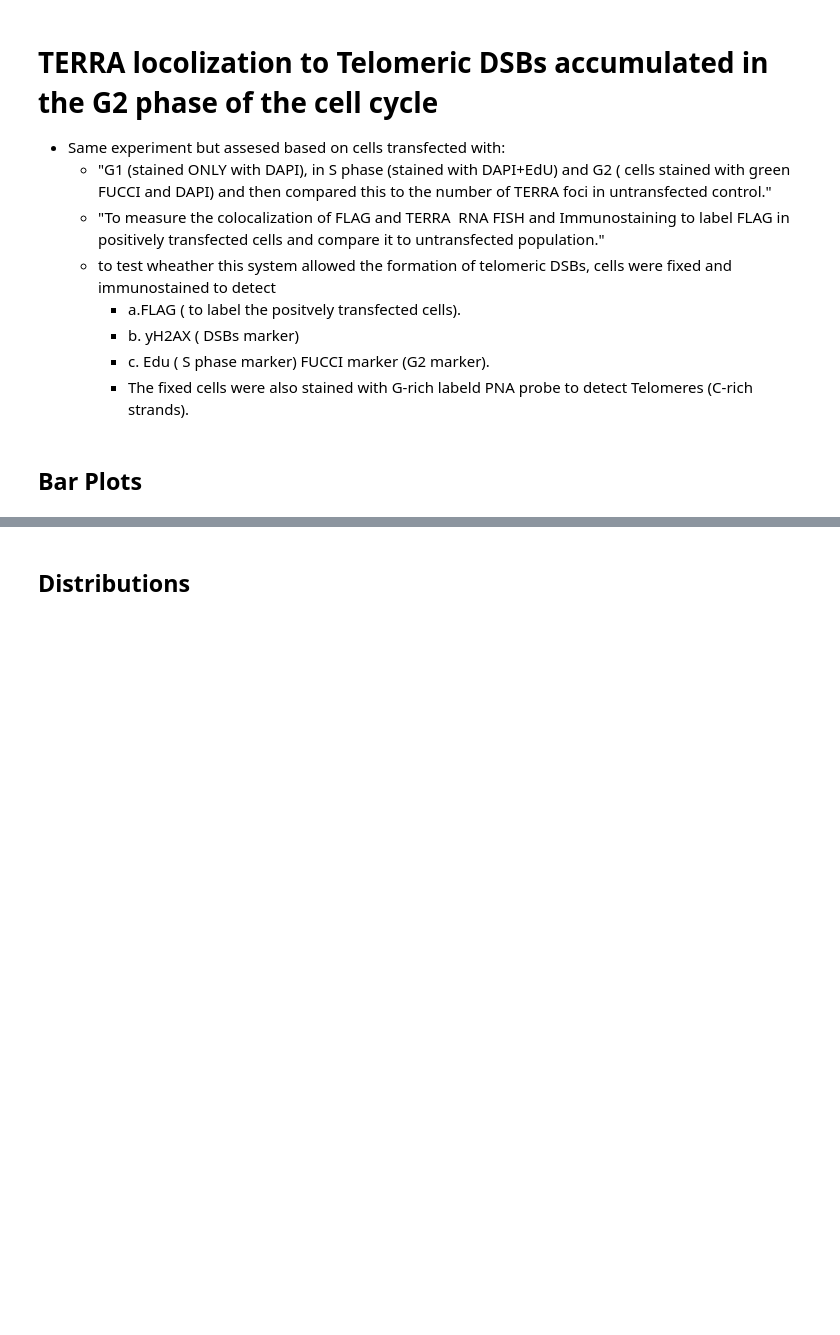
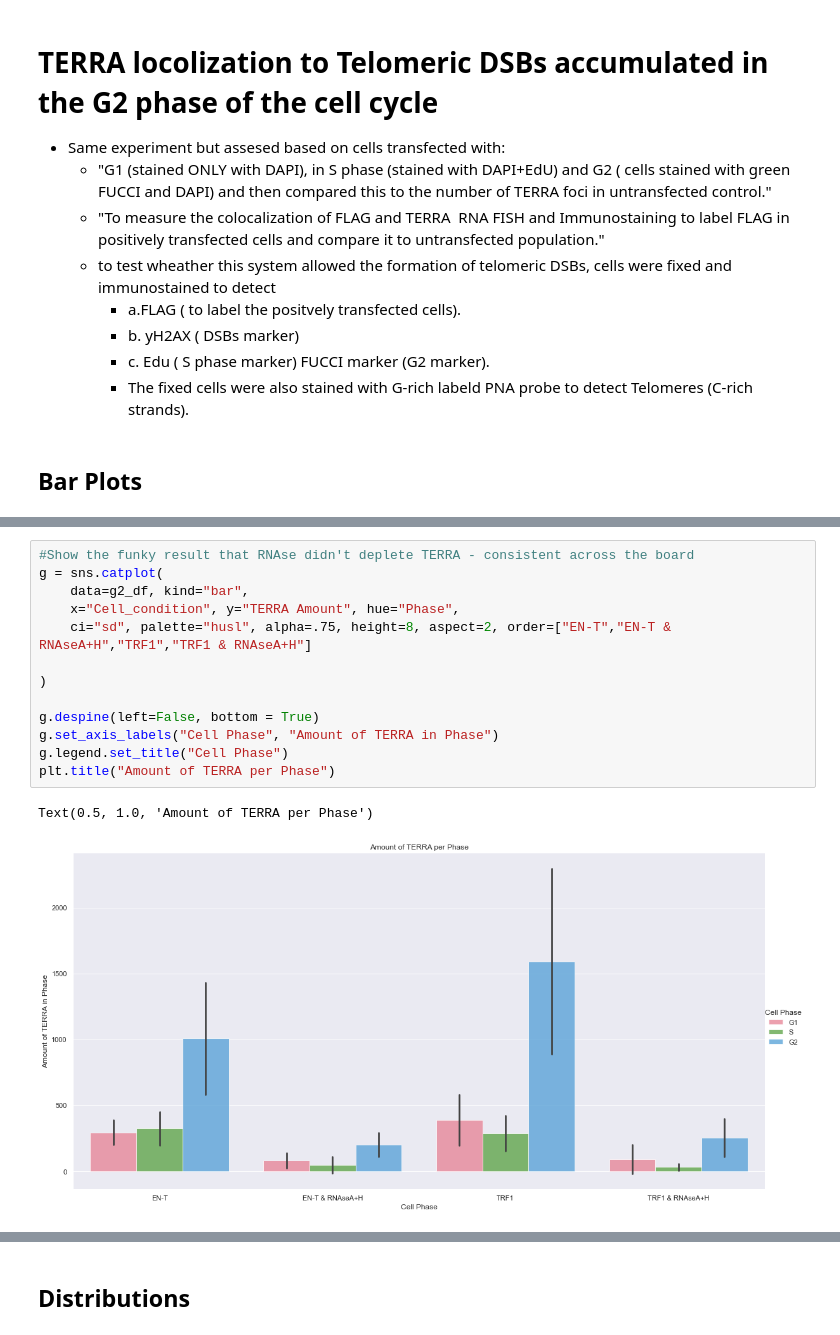
Before and after one commit to aidan-lew/TERRA_DSB, a Jupyter notebook: refined_terra_dsb.ipynb, the cells around one changed output, grey strips where cells are left out. Saved outputs shown, nothing was run; the diff lists cells and outputs as text; blank space fills up the shorter version.

```diff
--- a/refined_terra_dsb.ipynb
+++ b/refined_terra_dsb.ipynb
@@ -593,3 +641,19 @@ plt.title("Percent of TERRA per Phase")
+# %%
+#Show the funky result that RNAse didn't deplete TERRA - consistent across the board
+g = sns.catplot(
+    data=g2_df, kind="bar",
+    x="Cell_condition", y="TERRA Amount", hue="Phase",
+    ci="sd", palette="husl", alpha=.75, height=8, aspect=2, order=["EN-T","EN-T & RNAseA+H","TRF1","TRF1 & RNAseA+H"]
+
+)
+
+g.despine(left=False, bottom = True)
+g.set_axis_labels("Cell Phase", "Amount of TERRA in Phase")
+g.legend.set_title("Cell Phase")
+plt.title("Amount of TERRA per Phase")
+# %% [output]
+Text(0.5, 1.0, 'Amount of TERRA per Phase')
+[figure, added]
 # %%
 #Show the funky result that TERRA accumulates in G1 in Empty & Untransfected cells +RNAseA+H
 g = sns.catplot(
```
Also changed, not shown: parts of 16 cells of this notebook.
